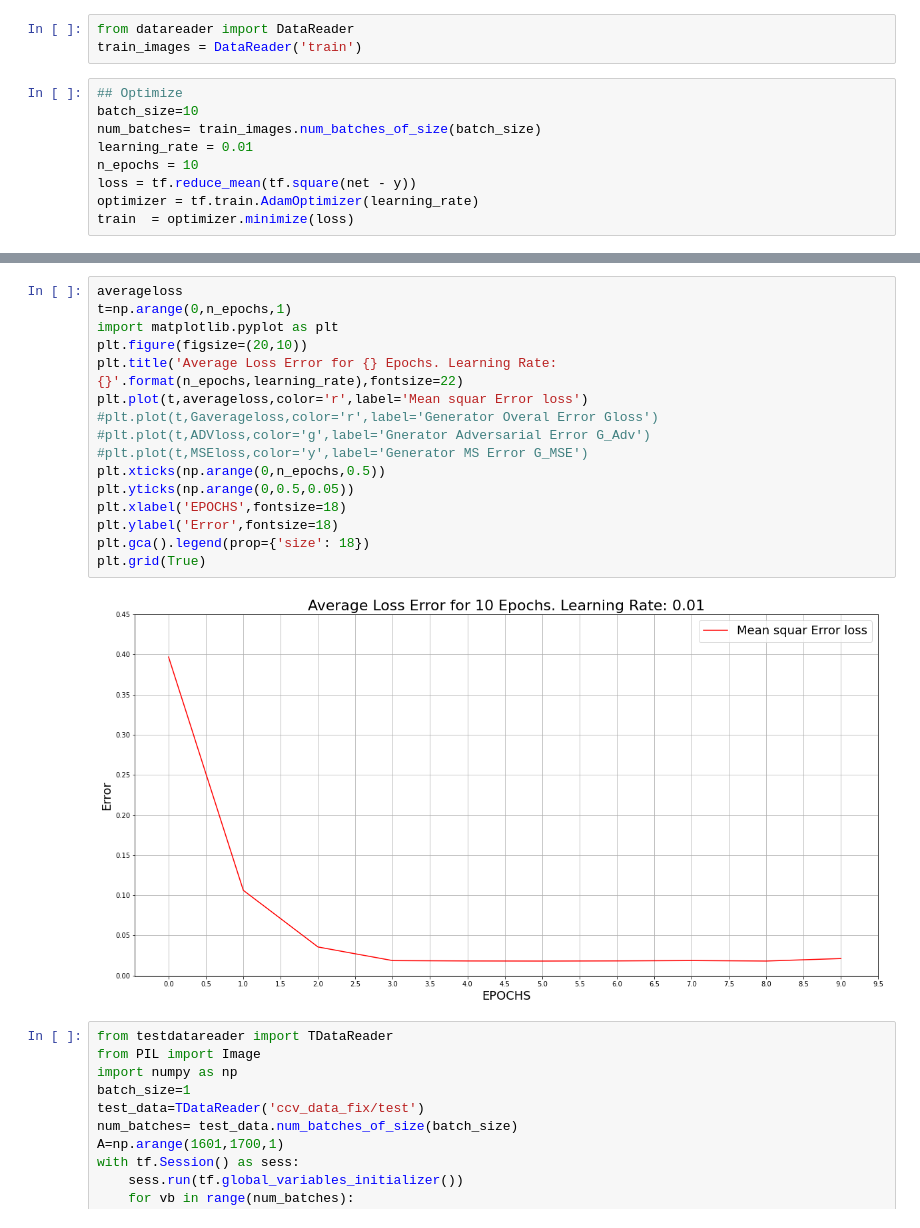
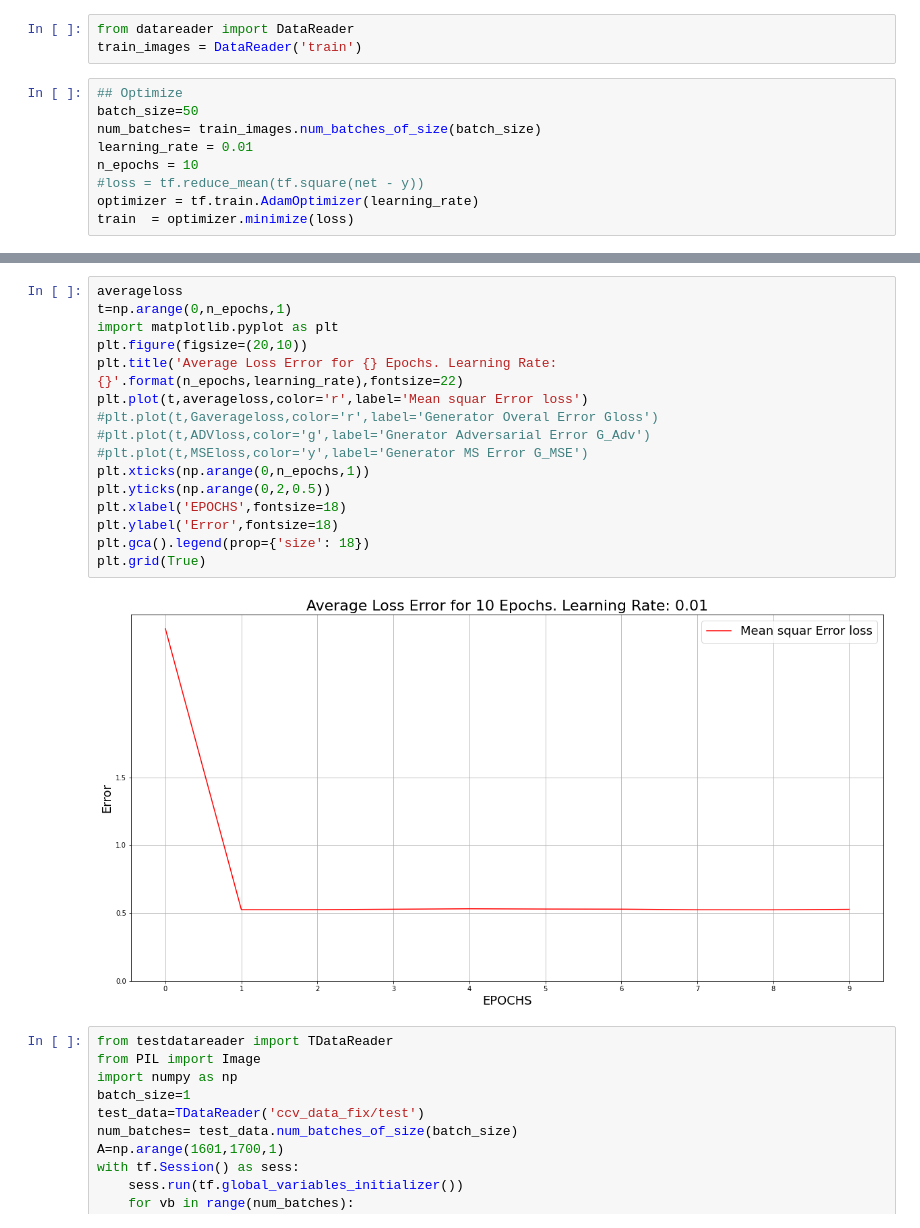
Before and after one commit to MasoudMoeini/Image-blur-detection, a Jupyter notebook: image_blur_detection.ipynb, the cells around one changed output, grey strips where cells are left out. Drawn from its saved outputs; the diff is of its cells as text.

```diff
--- a/image_blur_detection.ipynb
+++ b/image_blur_detection.ipynb
@@ -131,11 +131,11 @@ from datareader import DataReader
 train_images = DataReader('train')
 # %%
 ## Optimize
-batch_size=10
+batch_size=50
 num_batches= train_images.num_batches_of_size(batch_size)
 learning_rate = 0.01
 n_epochs = 10
-loss = tf.reduce_mean(tf.square(net - y))
+#loss = tf.reduce_mean(tf.square(net - y))
 optimizer = tf.train.AdamOptimizer(learning_rate)
 train  = optimizer.minimize(loss)
 # %%
@@ -175,21 +175,21 @@ epoch 6 batch number 14    batch loss: 0.19824351370334625
 # %%
 averageloss
 t=np.arange(0,n_epochs,1)
 import matplotlib.pyplot as plt
 plt.figure(figsize=(20,10))
 plt.title('Average Loss Error for {} Epochs. Learning Rate: {}'.format(n_epochs,learning_rate),fontsize=22)
 plt.plot(t,averageloss,color='r',label='Mean squar Error loss')
 #plt.plot(t,Gaverageloss,color='r',label='Generator Overal Error Gloss')
 #plt.plot(t,ADVloss,color='g',label='Gnerator Adversarial Error G_Adv')
 #plt.plot(t,MSEloss,color='y',label='Generator MS Error G_MSE')
-plt.xticks(np.arange(0,n_epochs,0.5))
-plt.yticks(np.arange(0,0.5,0.05))
+plt.xticks(np.arange(0,n_epochs,1))
+plt.yticks(np.arange(0,2,0.5))
 plt.xlabel('EPOCHS',fontsize=18)
 plt.ylabel('Error',fontsize=18)
 plt.gca().legend(prop={'size': 18})
 plt.grid(True)
 # %% [output]
-[figure, old version]
+[figure, new version]
 # %%
 from testdatareader import TDataReader
 from PIL import Image
```
Also changed, not shown: parts of 1 cell of this notebook.
